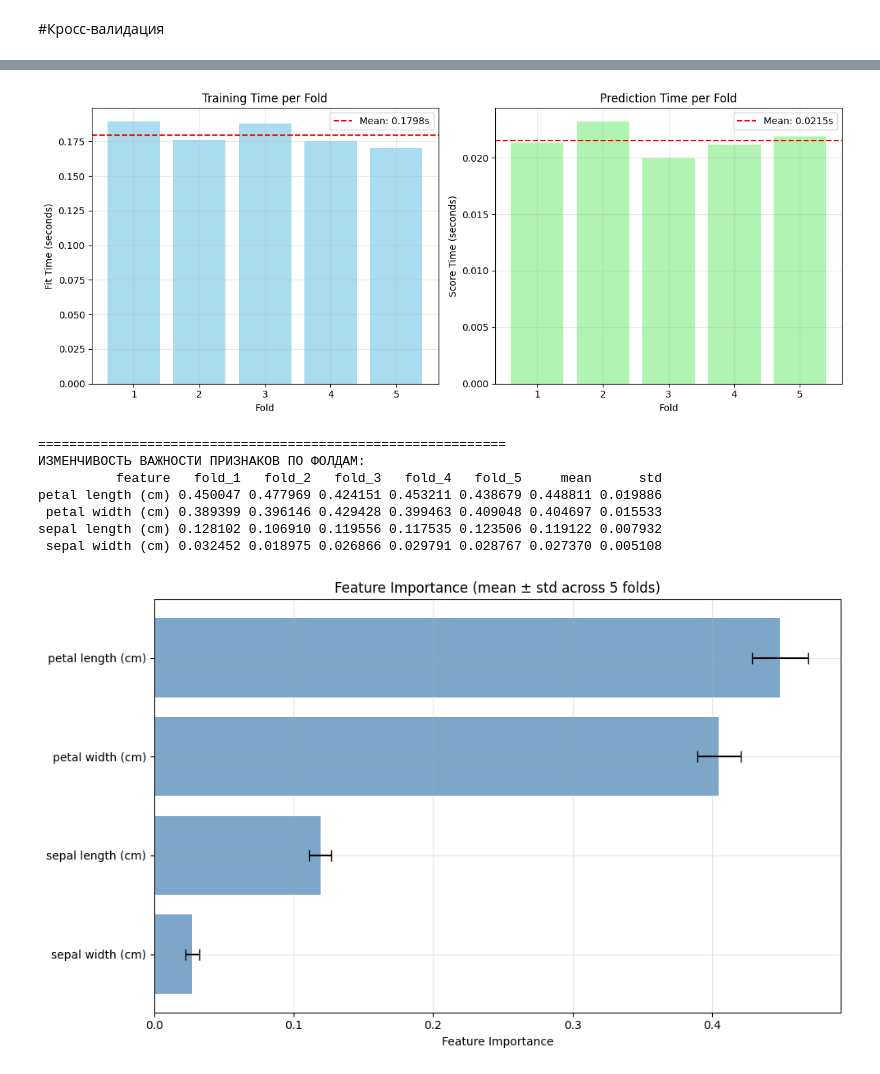
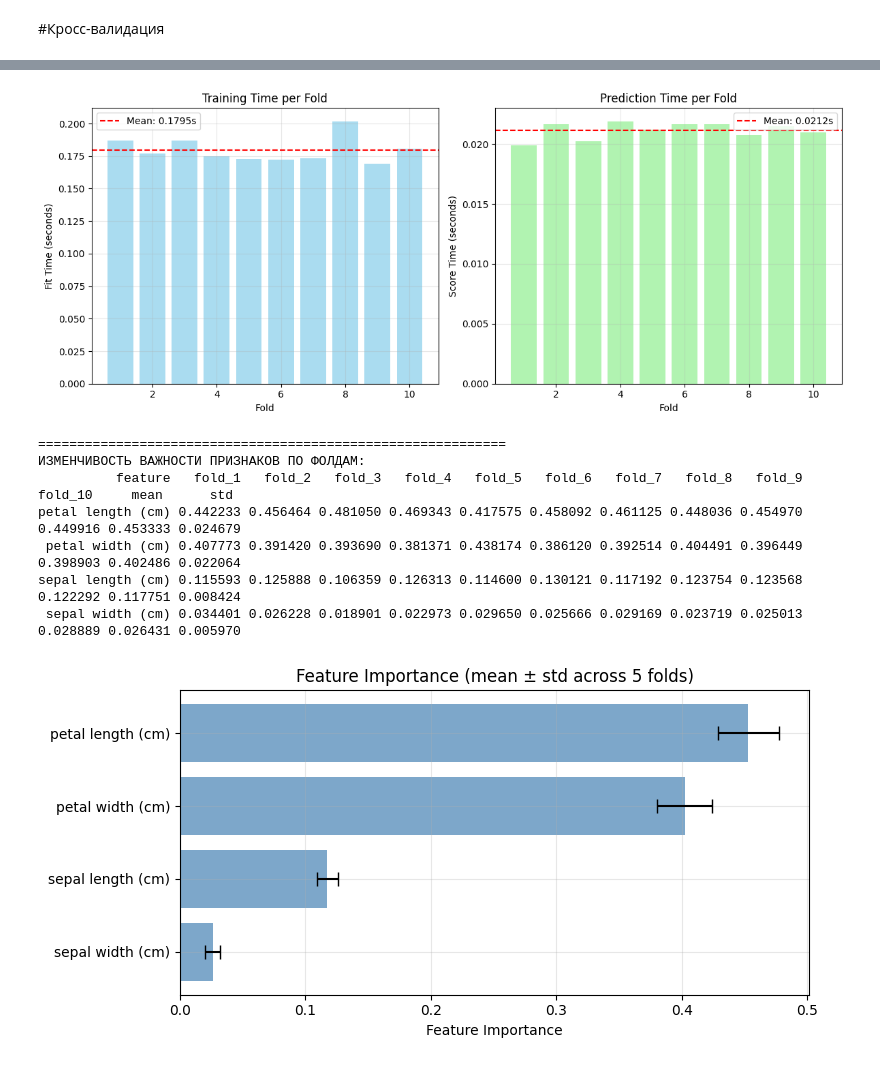
Before and after one commit to MinyaevAndrey/MYPETS, a Jupyter notebook: Iris.ipynb, the cells around one changed output, grey strips where cells are left out. Cells and saved outputs as stored; diff of their text form; code cells hidden in the pictures.

```diff
--- a/Iris.ipynb
+++ b/Iris.ipynb
@@ -459,7 +459,7 @@ print("Среднее значение правильности: {:.2f}".format(
 from sklearn.model_selection import cross_validate
 cv_results = cross_validate(RandomForestClassifier(n_estimators=100, random_state=42),
                             X_train, y_train,
-                            cv=StratifiedKFold(n_splits=5, shuffle=True, random_state=0),
+                            cv=StratifiedKFold(n_splits=10, shuffle=True, random_state=0),
                             return_estimator=True,
                             scoring=['accuracy', 'f1_macro', 'precision_macro', 'recall_macro']
 )
@@ -507,0 +489,22 @@ print(metrics_df.to_string(index=False))
+# %%
+print("\n" + "="*60)
+print("ТАБЛИЦА МЕТРИК ПО ФОЛДАМ:")
+
+# Определяем количество фолдов по длине любого массива метрик
+n_folds = len(cv_results['test_accuracy'])
+
+# Собираем все метрики автоматически
+metrics_dict = {'Fold': range(1, n_folds + 1)}
+
+# Добавляем все метрики, которые начинаются с 'test_'
+for key in cv_results.keys():
+    if key.startswith('test_'):
+        # Убираем префикс 'test_' для названия колонки
+        metric_name = key.replace('test_', '')
+        metrics_dict[metric_name] = cv_results[key]
+
+# Создаем DataFrame
+metrics_df = pd.DataFrame(metrics_dict)
+
+# Выводим с округлением до 3 знаков
+print(metrics_df.round(3).to_string(index=False))
@@ -543,25 +560,26 @@ Precision-macro 0.954074 0.057263 0.844444  1.0
 # ============================================
 # 4. ВИЗУАЛИЗАЦИЯ: Сравнение метрик по фолдам (линейный график)
 # ============================================
+n_folds = len(cv_results['test_accuracy'])
+metrics = [key for key in cv_results.keys() if key.startswith('test_')]
+
 fig, axes = plt.subplots(2, 2, figsize=(10, 6))
 axes = axes.ravel()
 
-metrics = ['test_accuracy', 'test_f1_macro', 'test_precision_macro', 'test_recall_macro']
-titles = ['Accuracy', 'F1-score (macro)', 'Precision (macro)', 'Recall (macro)']
+for i, metric in enumerate(metrics):
+    values = cv_results[metric]
+    title = metric.replace('test_', '').replace('_', ' ').capitalize()
 
-for i, (metric, title) in enumerate(zip(metrics, titles)):
-    values = cv_results[metric]
-    axes[i].plot(range(1, 6), values, marker='o', linewidth=2, markersize=8, color='blue')
+    axes[i].plot(range(1, n_folds + 1), values, marker='o', linewidth=2, markersize=8, color='blue')
     axes[i].axhline(y=np.mean(values), color='red', linestyle='--', label=f'Mean: {np.mean(values):.3f}')
-    axes[i].fill_between(range(1, 6),
+    axes[i].fill_between(range(1, n_folds + 1),
                          np.mean(values) - np.std(values),
                          np.mean(values) + np.std(values),
                          alpha=0.2, color='red')
     axes[i].set_xlabel('Fold')
     axes[i].set_ylabel(title)
     axes[i].set_title(f'{title} by Fold')
-    axes[i].set_xticks(range(1, 6))
-    axes[i].set_ylim(0.8, 1.05)
+    axes[i].set_xticks(range(1, n_folds + 1))
     axes[i].grid(True, alpha=0.3)
     axes[i].legend()
 
@@ -634,12 +652,13 @@ plt.show()
 # %%
-#  ============================================
+# ============================================
 # 7. ВИЗУАЛИЗАЦИЯ: Сравнение моделей (время обучения)
 # ============================================
 if 'fit_time' in cv_results:
+    n_folds = len(cv_results['fit_time'])
     fig, axes = plt.subplots(1, 2, figsize=(12, 5))
 
     # Время обучения
-    axes[0].bar(range(1, 6), cv_results['fit_time'], color='skyblue', alpha=0.7)
+    axes[0].bar(range(1, n_folds + 1), cv_results['fit_time'], color='skyblue', alpha=0.7)
     axes[0].axhline(y=np.mean(cv_results['fit_time']), color='red', linestyle='--',
                     label=f'Mean: {np.mean(cv_results["fit_time"]):.4f}s')
     axes[0].set_xlabel('Fold')
@@ -650,7 +669,7 @@ if 'fit_time' in cv_results:
 
     # Время предсказания
     if 'score_time' in cv_results:
-        axes[1].bar(range(1, 6), cv_results['score_time'], color='lightgreen', alpha=0.7)
+        axes[1].bar(range(1, n_folds + 1), cv_results['score_time'], color='lightgreen', alpha=0.7)
         axes[1].axhline(y=np.mean(cv_results['score_time']), color='red', linestyle='--',
                        label=f'Mean: {np.mean(cv_results["score_time"]):.4f}s')
         axes[1].set_xlabel('Fold')
@@ -662,7 +681,7 @@ if 'fit_time' in cv_results:
     plt.tight_layout()
     plt.show()
 # %% [output]
-[figure, old version]
+[figure, new version]
 # %%
 # ============================================
 # 8. АНАЛИЗ МОДЕЛЕЙ: Изменение важности признаков
@@ -685,35 +704,35 @@ print(feature_importance_df.to_string(index=False))
 # %% [output]
 ============================================================
 ИЗМЕНЧИВОСТЬ ВАЖНОСТИ ПРИЗНАКОВ ПО ФОЛДАМ:
-          feature   fold_1   fold_2   fold_3   fold_4   fold_5     mean      std
-petal length (cm) 0.450047 0.477969 0.424151 0.453211 0.438679 0.448811 0.019886
- petal width (cm) 0.389399 0.396146 0.429428 0.399463 0.409048 0.404697 0.015533
-sepal length (cm) 0.128102 0.106910 0.119556 0.117535 0.123506 0.119122 0.007932
- sepal width (cm) 0.032452 0.018975 0.026866 0.029791 0.028767 0.027370 0.005108
+          feature   fold_1   fold_2   fold_3   fold_4   fold_5   fold_6   fold_7   fold_8   fold_9  fold_10     mean      std
+petal length (cm) 0.442233 0.456464 0.481050 0.469343 0.417575 0.458092 0.461125 0.448036 0.454970 0.449916 0.453333 0.024679
+ petal width (cm) 0.407773 0.391420 0.393690 0.381371 0.438174 0.386120 0.392514 0.404491 0.396449 0.398903 0.402486 0.022064
+sepal length (cm) 0.115593 0.125888 0.106359 0.126313 0.114600 0.130121 0.117192 0.123754 0.123568 0.122292 0.117751 0.008424
+ sepal width (cm) 0.034401 0.026228 0.018901 0.022973 0.029650 0.025666 0.029169 0.023719 0.025013 0.028889 0.026431 0.005970
 # %%
 # ============================================
 # 9. ВИЗУАЛИЗАЦИЯ: Важность признаков с ошибками
 # ============================================
-fig, ax = plt.subplots(figsize=(10, 6))
+fig, ax = plt.subplots(figsize=(8, 4))
 
 y_pos = np.arange(len(feature_importance_df))
 ax.barh(y_pos, feature_importance_df['mean'],
         xerr=feature_importance_df['std'],
         align='center',
         alpha=0.7,
         color='steelblue',
         capsize=5)
 ax.set_yticks(y_pos)
 ax.set_yticklabels(feature_importance_df['feature'])
 ax.invert_yaxis()
 ax.set_xlabel('Feature Importance')
 ax.set_title('Feature Importance (mean ± std across 5 folds)')
 ax.grid(True, alpha=0.3)
 
 plt.tight_layout()
 plt.show()
 # %% [output]
-[figure, old version]
+[figure, new version]
 # %%
 #  ============================================
 # 10. ВИЗУАЛИЗАЦИЯ: Радарная диаграмма (паутинка)
```
Also changed, not shown: parts of 11 cells of this notebook.
